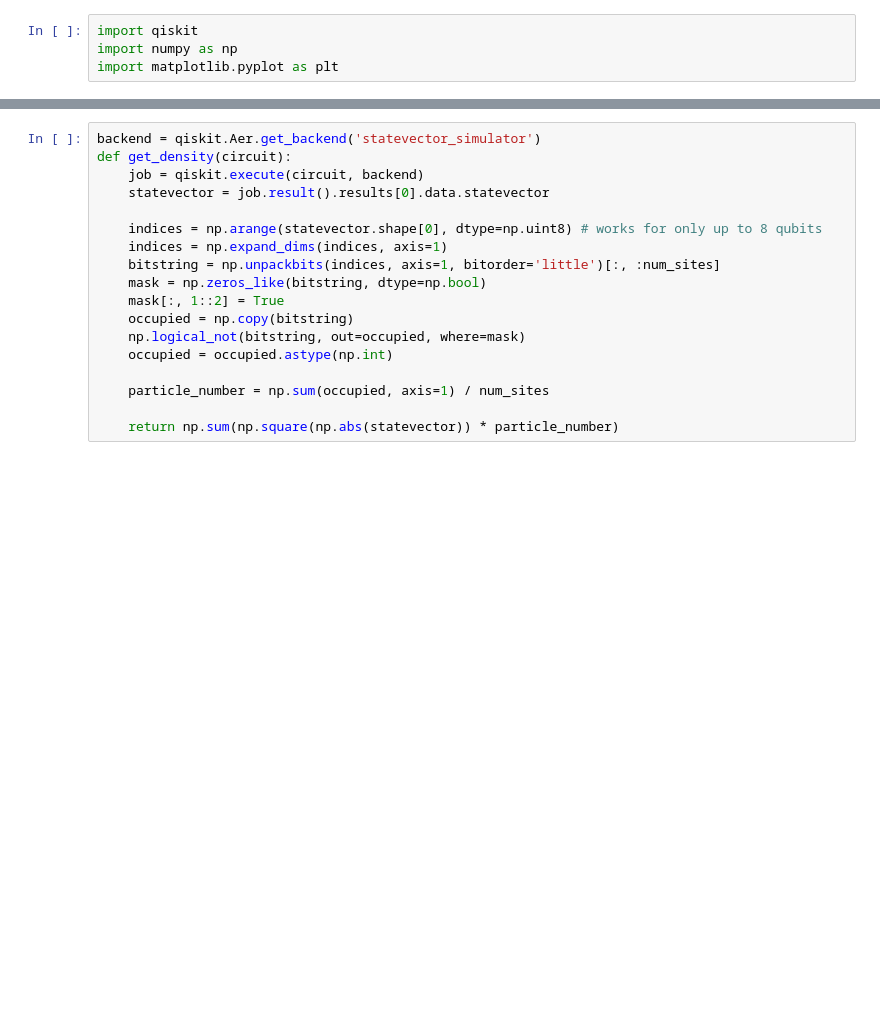
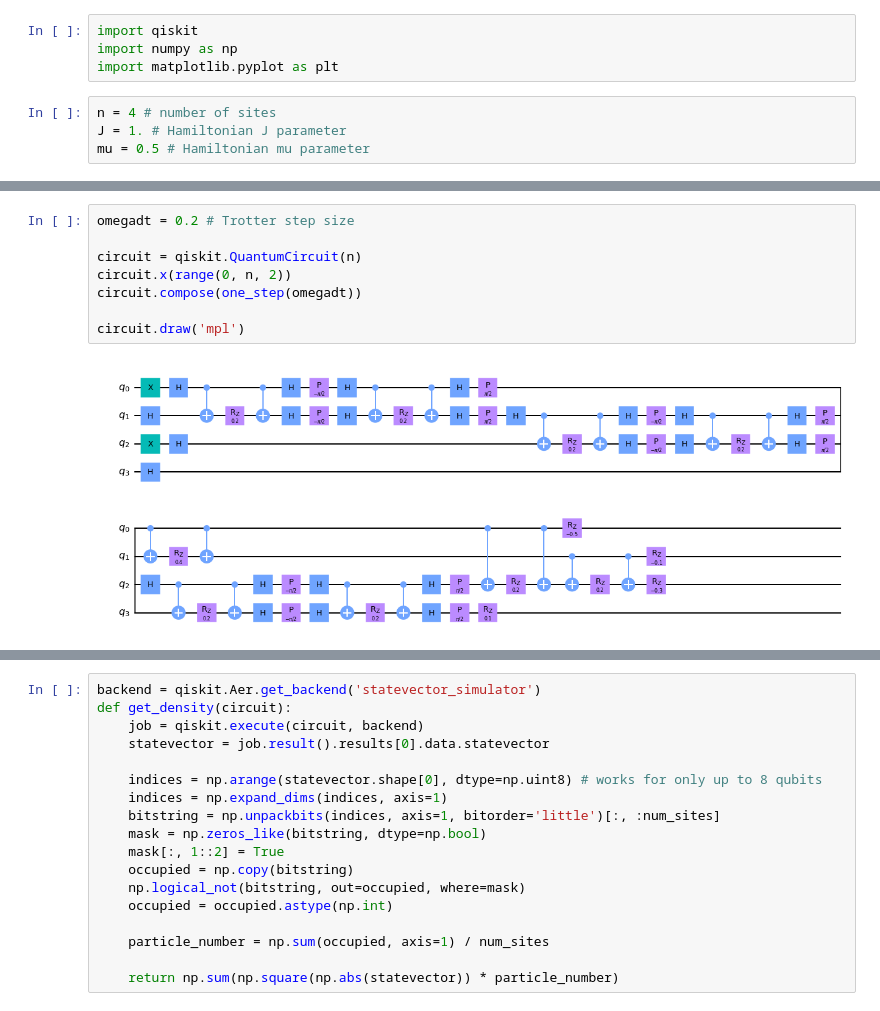
Before and after one commit to yiiyama/qc_random, a Jupyter notebook: schwinger.ipynb, the cells around one changed output, grey strips where cells are left out. Drawn from its saved outputs; the diff is of its cells as text; blank space fills up the shorter version.

```diff
--- a/schwinger.ipynb
+++ b/schwinger.ipynb
@@ -2,3 +2,7 @@
 import qiskit
 import numpy as np
 import matplotlib.pyplot as plt
+# %%
+n = 4 # number of sites
+J = 1. # Hamiltonian J parameter
+mu = 0.5 # Hamiltonian mu parameter
@@ -5 +47,11 @@ import matplotlib.pyplot as plt
+# %%
+omegadt = 0.2 # Trotter step size
+
+circuit = qiskit.QuantumCircuit(n)
+circuit.x(range(0, n, 2))
+circuit.compose(one_step(omegadt))
+
+circuit.draw('mpl')
+# %% [output]
+[figure, added]
 # %%
```
Also changed, not shown: parts of 2 cells of this notebook, 17 other files.
